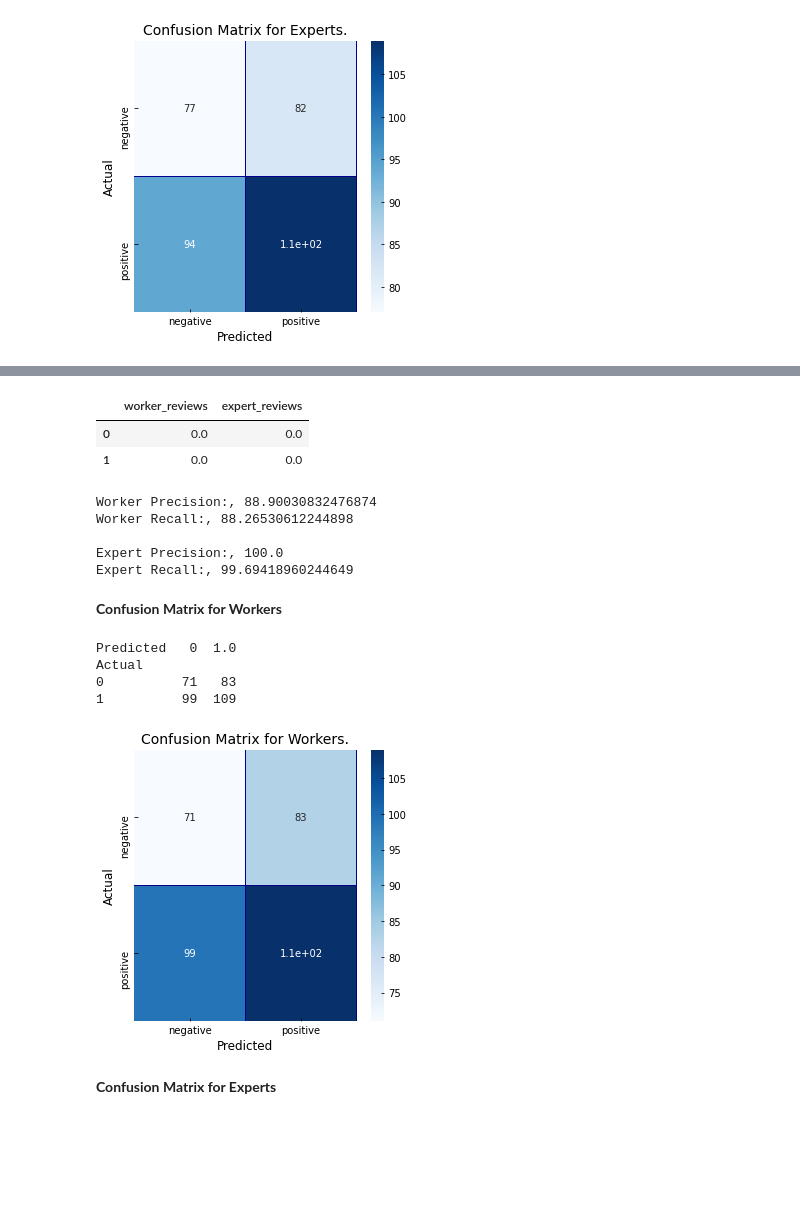
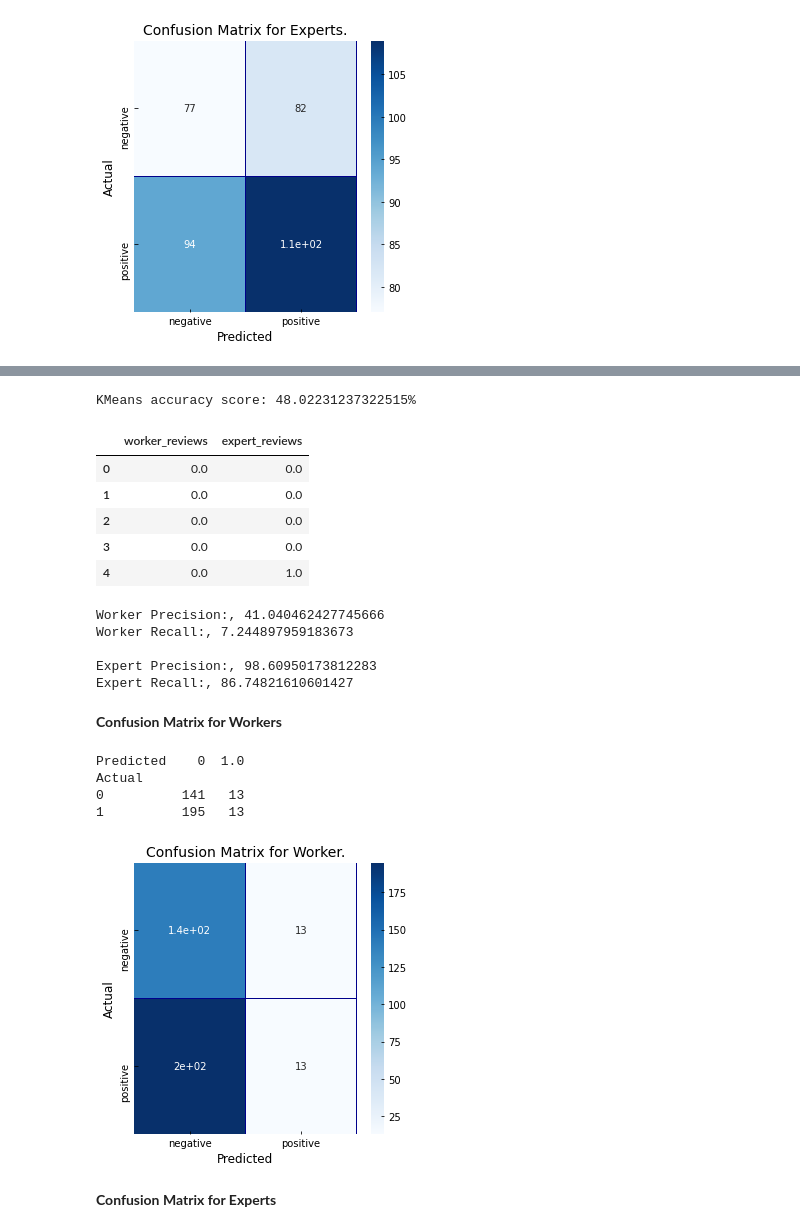
Before and after one commit to Paul-mwaura/CrowdsourcingML, a Jupyter notebook: Amazon_CrowdsourcingML_Final_Python_Notebook.ipynb, the cells around one changed output, grey strips where cells are left out. Saved outputs shown, nothing was run; the diff lists cells and outputs as text; code cells hidden in the pictures; blank space fills up the shorter version.

```diff
--- a/Amazon_CrowdsourcingML_Final_Python_Notebook.ipynb
+++ b/Amazon_CrowdsourcingML_Final_Python_Notebook.ipynb
@@ -458,53 +438,72 @@ Accuracy: 88.64097363083164%
+# %%
+#KMeans
+
+k_means = KMeans(n_clusters=2, random_state=2, n_init=2)
+kmeans_clf = ClassifierChain(k_means)
+
+# train
+kmeans_clf.fit(X_train, y_train)
+
+# predict
+kmeans_preds = kmeans_clf.predict(X_test)
+
+kmeans_score_1 = accuracy_score(y_test,kmeans_preds)*100
+print(f'KMeans accuracy score: {kmeans_score_1}%')
+# %% [output]
+KMeans accuracy score: 48.02231237322515%
 # %%
-log_reg_preds = pd.DataFrame.sparse.from_spmatrix(log_reg_preds)
-log_reg_preds.columns=['worker_reviews', 'expert_reviews']
-log_reg_preds.head(2)
+kmeans_preds = pd.DataFrame.sparse.from_spmatrix(kmeans_preds)
+kmeans_preds.columns=['worker_reviews', 'expert_reviews']
+kmeans_preds.head()
 # %% [output]
 |  | worker_reviews | expert_reviews |
 | 0 | 0.0 | 0.0 |
 | 1 | 0.0 | 0.0 |
+| 2 | 0.0 | 0.0 |
+| 3 | 0.0 | 0.0 |
+| 4 | 0.0 | 1.0 |
 # %%
-log_reg_pred_w = log_reg_preds['worker_reviews']
-y_test_lw = y_test['worker_reviews']
-log_reg_pred_e = log_reg_preds['expert_reviews']
-y_test_le = y_test['expert_reviews']
+kmeans_pred_w = kmeans_preds['worker_reviews']
+y_test_kmw = y_test['worker_reviews']
+kmeans_pred_e = kmeans_preds['expert_reviews']
+y_test_kme = y_test['expert_reviews']
 
-lr_worker_precision_1 = metrics.precision_score(y_test_lw, log_reg_pred_w)*100
-lr_worker_recall_1 = metrics.recall_score(y_test_lw, log_reg_pred_w)*100
-lr_expert_precision_1 = metrics.precision_score(y_test_le, log_reg_pred_e)*100
-lr_expert_recall_1 = metrics.recall_score(y_test_le, log_reg_pred_e)*100
+kmeans_worker_precision_1 = metrics.precision_score(y_test_kmw, kmeans_pred_w)*100
+kmeans_worker_recall_1 = metrics.recall_score(y_test_kmw, kmeans_pred_w)*100
+kmeans_expert_precision_1 = metrics.precision_score(y_test_kme, kmeans_pred_e)*100
+kmeans_expert_recall_1 = metrics.recall_score(y_test_kme, kmeans_pred_e)*100
 
-print(f"Worker Precision:, {lr_worker_precision_1}")
-print(f"Worker Recall:, {lr_worker_recall_1}\n")
-print(f"Expert Precision:, {lr_expert_precision_1}")
-print(f"Expert Recall:, {lr_expert_recall_1}")
+print(f"Worker Precision:, {kmeans_worker_precision_1}")
+print(f"Worker Recall:, {kmeans_worker_recall_1}\n")
+print(f"Expert Precision:, {kmeans_expert_precision_1}")
+print(f"Expert Recall:, {kmeans_expert_recall_1}")
 # %% [output]
-Worker Precision:, 88.90030832476874
-Worker Recall:, 88.26530612244898
+Worker Precision:, 41.040462427745666
+Worker Recall:, 7.244897959183673
 
-Expert Precision:, 100.0
-Expert Recall:, 99.69418960244649
+Expert Precision:, 98.60950173812283
+Expert Recall:, 86.74821610601427
 # %% [markdown]
 **Confusion Matrix for Workers**
 # %%
-cm = pd.crosstab(y_test_lw, log_reg_pred_w, rownames=['Actual'], colnames=['Predicted'])
+cm = pd.crosstab(y_test_kmw, kmeans_pred_w, rownames=['Actual'], colnames=['Predicted'])
 print(cm)
 fig, (ax1) = plt.subplots(ncols=1, figsize=(5,5))
 sns.heatmap(cm,
             xticklabels=['negative', 'positive'],
             yticklabels=['negative', 'positive'],
             annot=True,ax=ax1,
             linewidths=.2,linecolor="Darkblue", cmap="Blues")
-plt.title('Confusion Matrix for Workers.', fontsize=14)
+plt.title('Confusion Matrix for Worker.', fontsize=14)
 plt.show()
 # 1= default
 # 0 = No default
 # %% [output]
-Predicted   0  1.0
+Predicted    0  1.0
 Actual
-0          71   83
-1          99  109
+0          141   13
+1          195   13
-[figure, old version]
+[figure, new version]
 # %% [markdown]
 **Confusion Matrix for Experts**
 # %%
```
Also changed, not shown: parts of 26 cells of this notebook.
